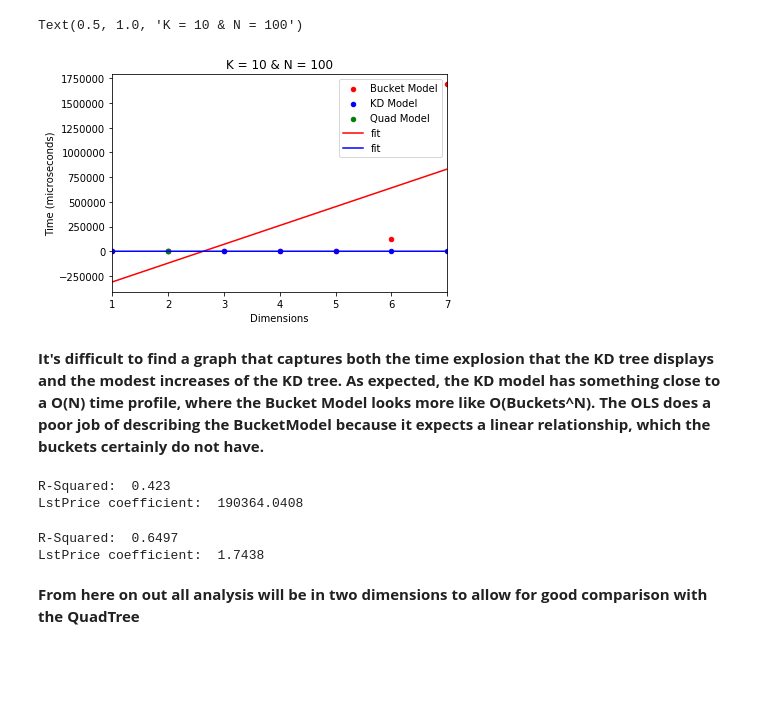
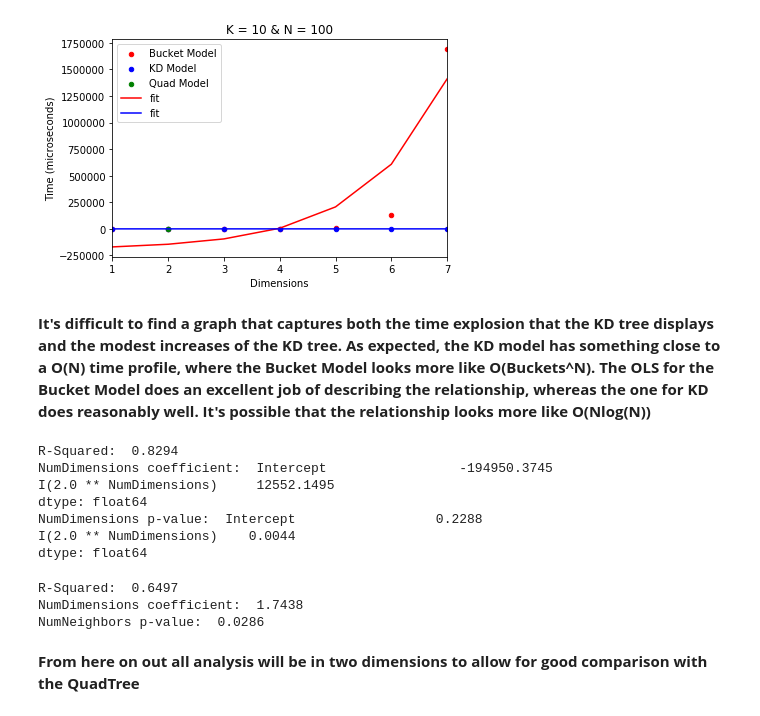
Before and after one commit to erikpoole/Masters-of-Software-Developement, a Jupyter notebook: 6017/spacialPartioningDataStructures/spacialPartioningAnalysis.ipynb, the cells around one changed output. Cells and saved outputs as stored; diff of their text form; code cells hidden in the pictures; blank space fills up the shorter version.

```diff
--- a/6017/spacialPartioningDataStructures/spacialPartioningAnalysis.ipynb
+++ b/6017/spacialPartioningDataStructures/spacialPartioningAnalysis.ipynb
@@ -13,39 +13,46 @@ prunedDimDF = dimDF[["AnalysisType", "NumDimensions", "TimeMicroSeconds"]];
 # %%
 dimBuckets = prunedDimDF[(prunedDimDF.AnalysisType == "Bucket")]
 dimKDs = prunedDimDF[(prunedDimDF.AnalysisType == "KD")]
 dimQuads = prunedDimDF[(prunedDimDF.AnalysisType == "Quad")]
 
-dimBucketOLS = sm.ols(formula="TimeMicroSeconds ~ NumDimensions", data=dimBuckets).fit()
+dimBucketOLS = sm.ols(formula="TimeMicroSeconds ~ I(2.0 ** NumDimensions)", data=dimBuckets).fit()
 dimKDOLS = sm.ols(formula="TimeMicroSeconds ~ NumDimensions", data=dimKDs).fit()
 
 fig, ax = plt.subplots()
 ax1 = dimBuckets.plot.scatter('NumDimensions', 'TimeMicroSeconds', ax=ax, c='red', label="Bucket Model")
 ax2 = dimKDs.plot.scatter('NumDimensions', 'TimeMicroSeconds', ax=ax, c='blue', label="KD Model")
 ax3 = dimQuads.plot.scatter('NumDimensions', 'TimeMicroSeconds', ax=ax, c='green', label="Quad Model")
 
 dimBuckets.assign(fit=dimBucketOLS.fittedvalues).plot('NumDimensions', 'fit', ax=ax, c='red')
 dimKDs.assign(fit=dimKDOLS.fittedvalues).plot('NumDimensions', 'fit', ax=ax, c='blue')
 
 ax.set_xlabel('Dimensions');
 ax.set_ylabel('Time (microseconds)');
-ax.set_title('K = 10 & N = 100')
+ax.set_title('K = 10 & N = 100');
 # %% [output]
-Text(0.5, 1.0, 'K = 10 & N = 100')
-[figure, old version]
+[figure, new version]
 # %% [markdown]
-**It's difficult to find a graph that captures both the time explosion that the KD tree displays and the modest increases of the KD tree.  As expected, the KD model has something close to a O(N) time profile, where the Bucket Model looks more like O(Buckets^N).  The OLS does a poor job of describing the BucketModel because it expects a linear relationship, which the buckets certainly do not have.**
+**It's difficult to find a graph that captures both the time explosion that the KD tree displays and the modest increases of the KD tree.  As expected, the KD model has something close to a O(N) time profile, where the Bucket Model looks more like O(Buckets^N).  The OLS for the Bucket Model does an excellent job of describing the relationship, whereas the one for KD does reasonably well.  It's possible that the relationship looks more like O(Nlog(N))**
 # %%
 print("R-Squared: ", dimBucketOLS.rsquared.round(4))
-print("LstPrice coefficient: ", dimBucketOLS.params.NumDimensions.round(4))
+print("NumDimensions coefficient: ", dimBucketOLS.params.round(4))
+print("NumDimensions p-value: ", dimBucketOLS.pvalues.round(4))
 # %% [output]
-R-Squared:  0.423
-LstPrice coefficient:  190364.0408
+R-Squared:  0.8294
+NumDimensions coefficient:  Intercept                 -194950.3745
+I(2.0 ** NumDimensions)     12552.1495
+dtype: float64
+NumDimensions p-value:  Intercept                  0.2288
+I(2.0 ** NumDimensions)    0.0044
+dtype: float64
 # %%
 print("R-Squared: ", dimKDOLS.rsquared.round(4))
-print("LstPrice coefficient: ", dimKDOLS.params.NumDimensions.round(4))
+print("NumDimensions coefficient: ", dimKDOLS.params.NumDimensions.round(4))
+print("NumNeighbors p-value: ", dimKDOLS.pvalues.NumDimensions.round(4))
 # %% [output]
 R-Squared:  0.6497
-LstPrice coefficient:  1.7438
+NumDimensions coefficient:  1.7438
+NumNeighbors p-value:  0.0286
 # %% [markdown]
 **From here on out all analysis will be in two dimensions to allow for good comparison with the QuadTree**
 # %%
```
